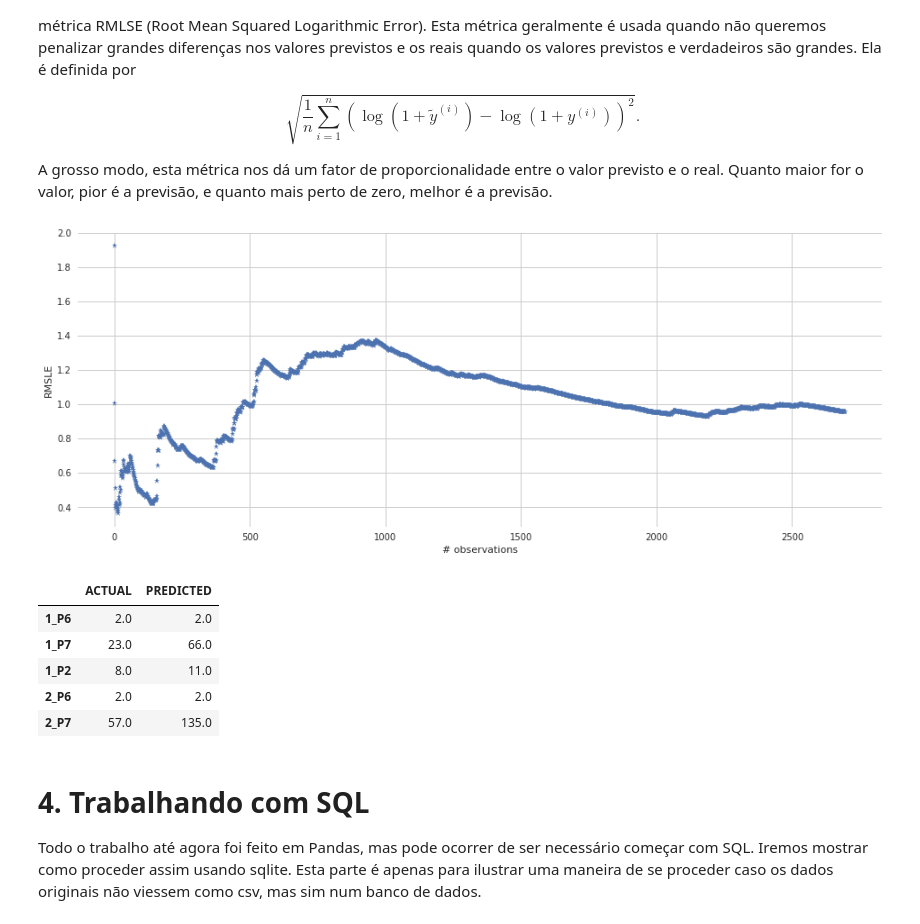
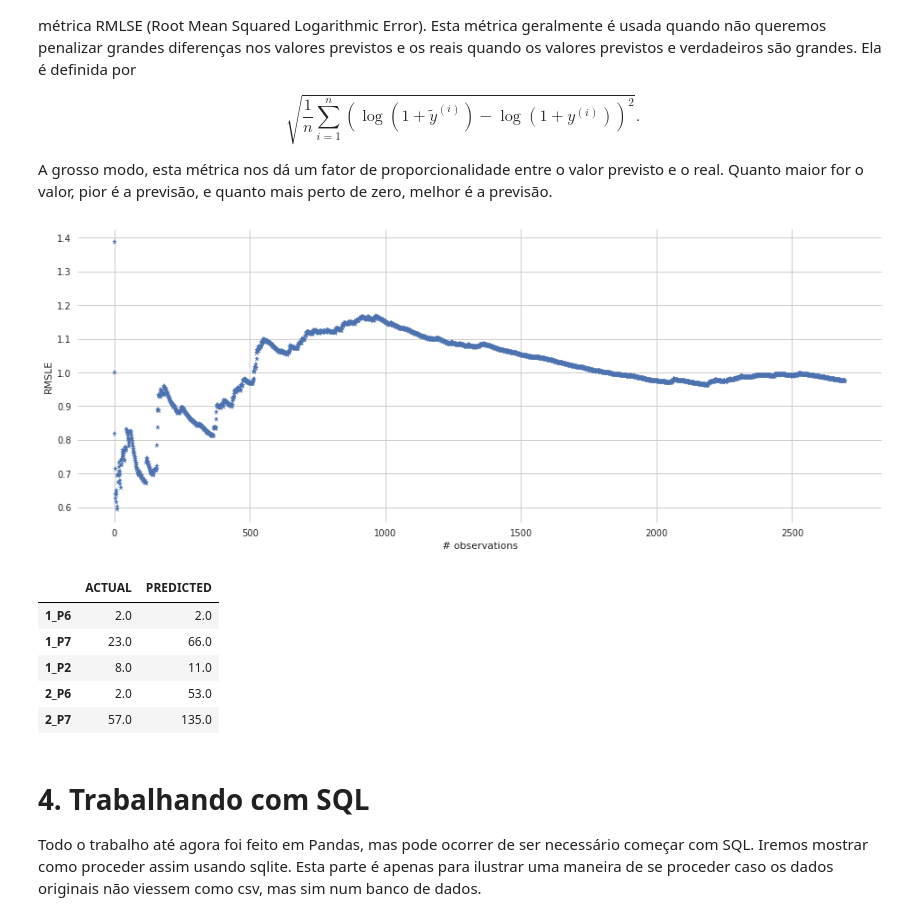
Before and after one commit to felipebottega/Machine-Learning-Codes, a Jupyter notebook: Desafio Tecnico/analise.ipynb, the cells around one changed output. Saved outputs shown, nothing was run; the diff lists cells and outputs as text; code cells hidden in the pictures.

```diff
--- a/Desafio Tecnico/analise.ipynb
+++ b/Desafio Tecnico/analise.ipynb
@@ -836,33 +836,33 @@ A grosso modo, esta métrica nos dá um fator de proporcionalidade entre o valor
 # %%
 # Criamos um dicionário para guardar as predisões por mês e produto.
 predictions = {}
 errors = []
 cum_errors = []
 
 for m in range(min_month, max_month+1):
     for p in products:
         data_example = data[(data['PROD']==p) & (data['MONTH']==m)]
         if (data_example.size!=0) and (str(m)+'_'+p in train_results_updated.keys()):
             i = 0
             for x in range(data_example.shape[0]):
                 revenue_b, revenue_c = data_example.iloc[i]['REVENUE_B'], data_example.iloc[i]['REVENUE_C']
                 predicted = prediction(m, p, revenue_b, revenue_c, train_results_updated)
                 actual = data_example.iloc[i]['QTY_ORDER']
                 errors.append(np.log(1+predicted) - np.log(actual))
                 errors_tmp = np.array(errors)
-                cum_errors.append(np.mean(errors_tmp**2))
+                cum_errors.append(np.sqrt(np.mean(errors_tmp**2)))
                 predictions[str(m)+'_'+p] = [actual, predicted]
                 i += 1
 
 # Plot da evolução do RMSLE. Podemos ver que o modelo tende a melhorar conforme mais dados são
 # inseridos nele.
 fig = plt.figure(figsize=[16, 6])
 plt.plot(cum_errors, '*')
 plt.xlabel('# observations')
 plt.ylabel('RMSLE')
 plt.show()
 # %% [output]
-[figure, old version]
+[figure, new version]
 # %%
 # Para finalizar, usamos o dicionário para criar um dataframe comparando as predições com os
 # valores reais. Este dataframe é salvo no disco.
@@ -874,7 +874,7 @@ predictions.head()
 | 1_P6 | 2.0 | 2.0 |
 | 1_P7 | 23.0 | 66.0 |
 | 1_P2 | 8.0 | 11.0 |
-| 2_P6 | 2.0 | 2.0 |
+| 2_P6 | 2.0 | 53.0 |
 | 2_P7 | 57.0 | 135.0 |
 # %% [markdown]
 # 4. Trabalhando com SQL
```
Also changed, not shown: parts of 2 cells of this notebook.
